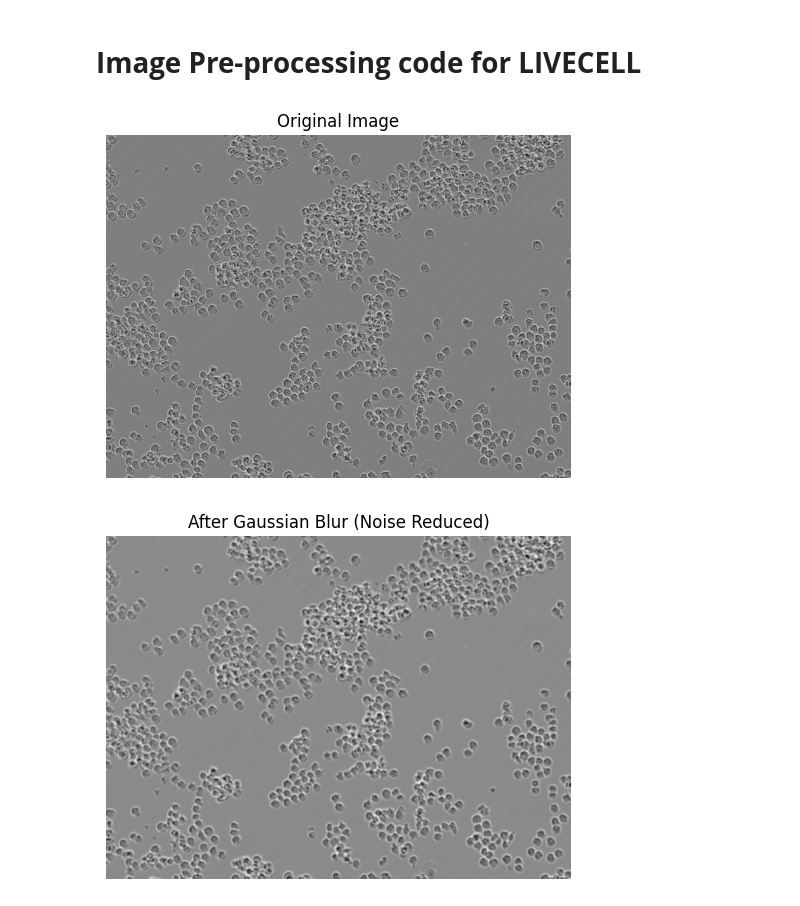
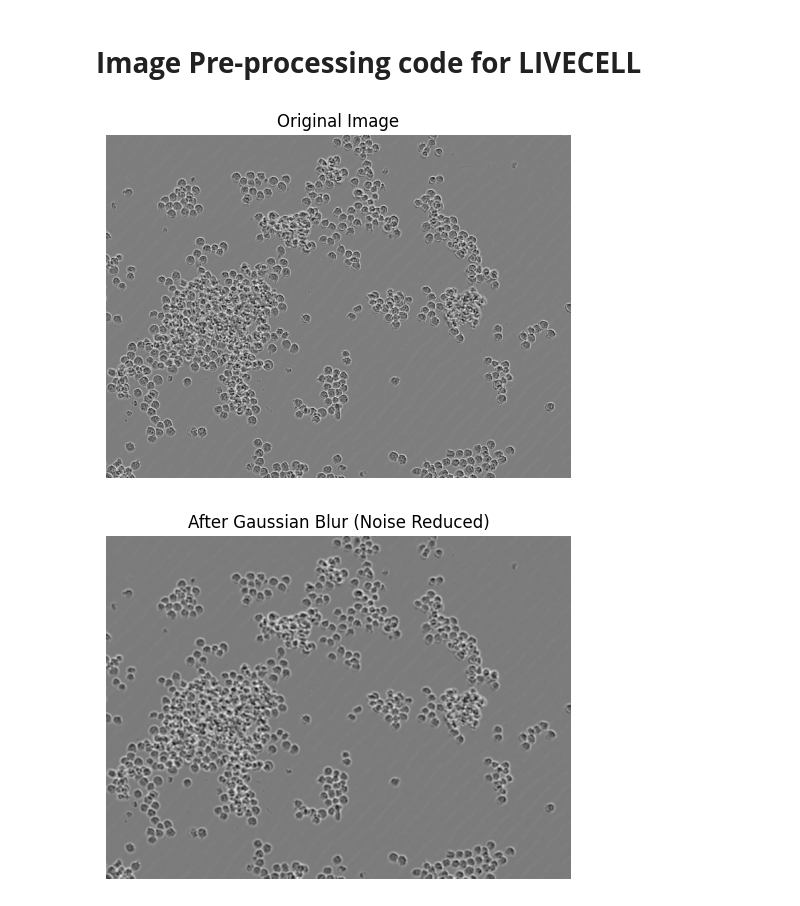
Before and after one commit to Bansi-Mahkana/ECE501_2025_11_NetraByte, a Jupyter notebook: Codes/Generalized_model_for_distinct_round_cells.ipynb, the cells around one changed output. Saved outputs shown, nothing was run; the diff lists cells and outputs as text; code cells hidden in the pictures.

```diff
--- a/Codes/Generalized_model_for_distinct_round_cells.ipynb
+++ b/Codes/Generalized_model_for_distinct_round_cells.ipynb
@@ -20,24 +20,25 @@ from skimage import exposure, filters, morphology, util
 # %%
 # example image path (change this to your preprocessed image)
 # img_path = "/content/drive/MyDrive/LIVECell_dataset_2021/images/livecell_train_val_images/A172/A172_Phase_A7_1_00d00h00m_1.png"
-# img_path = "/content/drive/MyDrive/LIVECell_dataset_2021/images/livecell_train_val_images/BV2/BV2_Phase_D4_2_03d00h00m_3.tif"
-# img_path = "/content/drive/MyDrive/LIVECell_dataset_2021/images/livecell_train_val_images/A172/A172_Phase_A7_2_00d00h00m_1.png"
-# img_path = "/content/drive/MyDrive/LIVECell_dataset_2021/images/livecell_train_val_images/BV2/BV2_Phase_B4_1_03d00h00m_3.tif"
-# img_path = "/content/drive/MyDrive/LIVECell_dataset_2021/images/livecell_train_val_images/BV2/BV2_Phase_B4_2_00d20h00m_3.tif"
-# img_path = "/content/drive/MyDrive/LIVECell_dataset_2021/images/livecell_train_val_images/BV2/BV2_Phase_B4_1_01d08h00m_1.tif"
+#img_path = "/content/drive/MyDrive/LIVECell_dataset_2021/images/livecell_train_val_images/BV2/BV2_Phase_D4_2_03d00h00m_3.tif"
+#img_path = "/content/drive/MyDrive/LIVECell_dataset_2021/images/livecell_train_val_images/A172/A172_Phase_A7_2_00d00h00m_1.png"
+#img_path = "/content/drive/MyDrive/LIVECell_dataset_2021/images/livecell_train_val_images/BV2/BV2_Phase_B4_1_03d00h00m_3.tif"
+#img_path = "/content/drive/MyDrive/LIVECell_dataset_2021/images/livecell_train_val_images/BV2/BV2_Phase_B4_2_00d20h00m_3.tif"
+#  img_path = "/content/drive/MyDrive/LIVECell_dataset_2021/images/livecell_train_val_images/BV2/BV2_Phase_B4_1_00d00h00m_3.tif"
+img_path = "/content/drive/MyDrive/LIVECell_dataset_2021/images/livecell_train_val_images/BV2/BV2_Phase_B4_1_01d20h00m_3.tif"
 # img_path = "/content/drive/MyDrive/LIVECell_dataset_2021/images/livecell_train_val_images/BV2/BV2_Phase_C4_2_01d20h00m_1.tif"
-img_path = "/content/drive/MyDrive/LIVECell_dataset_2021/images/livecell_train_val_images/BV2/BV2_Phase_B4_1_02d00h00m_1.tif"
+#img_path = "/content/drive/MyDrive/LIVECell_dataset_2021/images/livecell_train_val_images/BV2/BV2_Phase_B4_1_02d00h00m_1.tif"
 
 # read the image in grayscale
 img = cv2.imread(img_path, cv2.IMREAD_GRAYSCALE)
 
 plt.figure(figsize=(6,6))
 plt.imshow(img, cmap='gray')
 plt.title("Original Image")
 plt.axis('off')
 plt.show()
 # %% [output]
-[figure, old version]
+[figure, new version]
 # %%
 # apply Gaussian Blur to smooth noise while keeping edges soft
 blurred = cv2.GaussianBlur(img, (5,5), 0)
@@ -48,7 +49,7 @@ plt.title("After Gaussian Blur (Noise Reduced)")
 plt.axis('off')
 plt.show()
 # %% [output]
-[figure, old version]
+[figure, new version]
 # %%
 # apply adaptive thresholding to separate foreground (cells) from background
 thresh = cv2.adaptiveThreshold(blurred, 255, cv2.ADAPTIVE_THRESH_MEAN_C,
```
Also changed, not shown: parts of 14 cells of this notebook, 2 other files.
